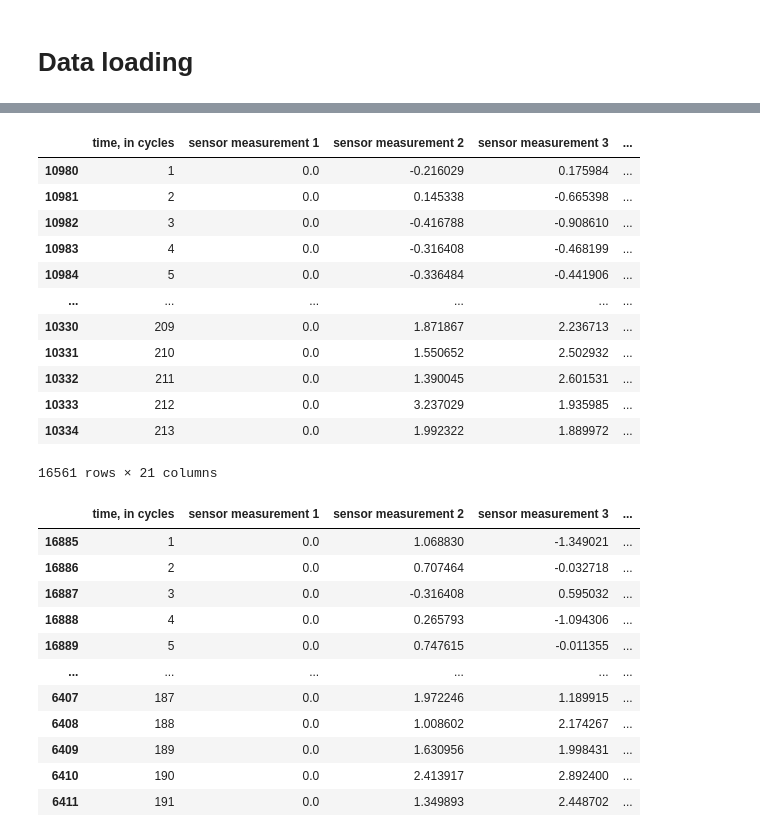
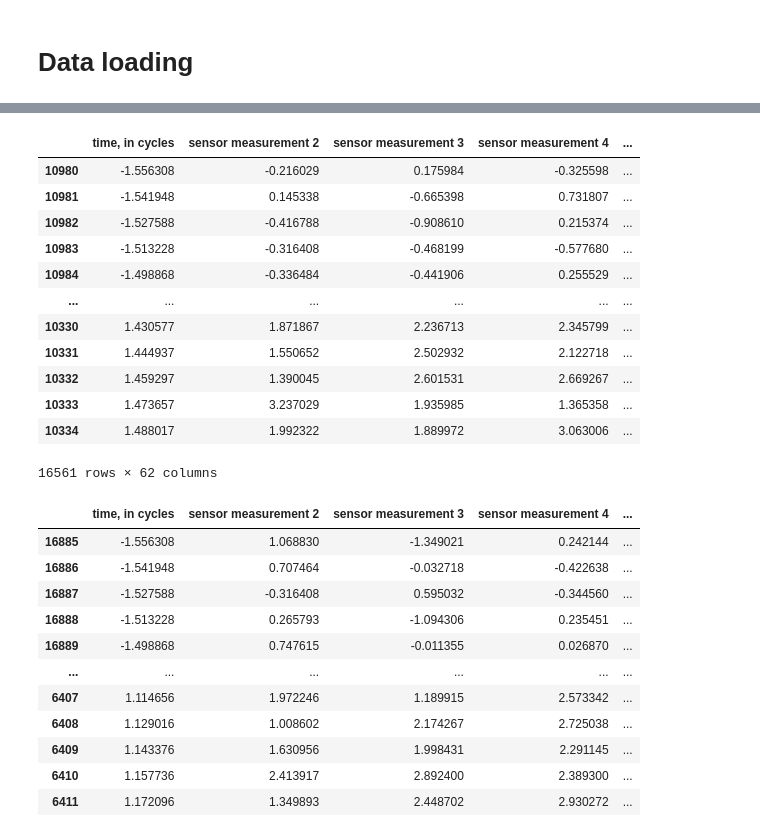
Before and after one commit to Vondras1/TurbofanEngine, a Jupyter notebook: project.ipynb, the cells around one changed output, grey strips where cells are left out. Saved outputs shown, nothing was run; the diff lists cells and outputs as text; code cells hidden in the pictures.

Commit message:
means, max, min

```diff
--- a/project.ipynb
+++ b/project.ipynb
@@ -184,7 +184,7 @@ sensor_cols = [col for col in data.columns if "sensor measurement" in col]
 valid_cols = []
 filtered_cols = []
 for i, col in enumerate(sensor_cols):
-    if data[col].var() > 0:
+    if data[col].var() > 1e-8:
         valid_cols.append((i, col))
     else:
         filtered_cols.append(i+1)
@@ -348,23 +348,3 @@ plt.tight_layout()
 plt.show()
 # %% [output]
 [figure]
-# %%
-def normalize_test_dataset(mu_train, sd_train, test_data):
-    test_data = test_data.copy()
-    sensor_cols = [c for c in test_data.columns if "sensor measurement" in c]
-
-    sd_train = sd_train.replace(0, 1)
-
-    test_data[sensor_cols] = (test_data[sensor_cols] - mu_train) / sd_train
-
-    return test_data
-
-# Load first test dataset
-test_data = load_data('./NASA-Turbofan-data/data/test_FD001.txt')
-
-# normalize
-normalized_test_data = normalize_test_dataset(mu_train, sd_train, test_data)
-
-units = {u: g for u, g in normalized_test_data.groupby("unit number")}
-
-plot_units(units, [1, 2, 3])
@@ -495,47 +503,47 @@ Zero variance columns (constant values): ['sensor measurement 18', 'sensor measu
 # %%
 def normalize_data(train_data, validation_data, test_data):
-    sensor_cols = [c for c in train_data.columns if "sensor measurement" in c]
+    sensor_cols = [c for c in train_data.columns if "sensor measurement" or "mean" or "max" or "min" in c]
 
     mu_train = train_data[sensor_cols].mean(axis=0)
     sd_train = train_data[sensor_cols].std(axis=0, ddof=0)
 
     sd_r = sd_train.replace(0, 1)  # prevence dělení nulou
 
     train_data[sensor_cols]      = (train_data[sensor_cols     ] - mu_train) / sd_r
     validation_data[sensor_cols] = (validation_data[sensor_cols] - mu_train) / sd_r
     test_data[sensor_cols]       = (test_data[sensor_cols      ] - mu_train) / sd_r
 
-    return train_data, validation_data, test_data
+    return train_data, validation_data, test_data, mu_train, sd_train
 
 # normalize
-train_data, validation_data, test_data = normalize_data(train_data, validation_data, test_data)
+train_data1, validation_data1, test_data1, mu_train, sd_train = normalize_data(train_data1, validation_data1, test_data1)
 
-display(train_data)
-display(validation_data)
-display(test_data)
+display(train_data1)
+display(validation_data1)
+display(test_data1)
 # %% [output]
-|  | time, in cycles | sensor measurement 1 | sensor measurement 2 | sensor measurement 3 | ... |
-| 10980 | 1 | 0.0 | -0.216029 | 0.175984 | ... |
-| 10981 | 2 | 0.0 | 0.145338 | -0.665398 | ... |
-| 10982 | 3 | 0.0 | -0.416788 | -0.908610 | ... |
-| 10983 | 4 | 0.0 | -0.316408 | -0.468199 | ... |
-| 10984 | 5 | 0.0 | -0.336484 | -0.441906 | ... |
+|  | time, in cycles | sensor measurement 2 | sensor measurement 3 | sensor measurement 4 | ... |
+| 10980 | -1.556308 | -0.216029 | 0.175984 | -0.325598 | ... |
+| 10981 | -1.541948 | 0.145338 | -0.665398 | 0.731807 | ... |
+| 10982 | -1.527588 | -0.416788 | -0.908610 | 0.215374 | ... |
+| 10983 | -1.513228 | -0.316408 | -0.468199 | -0.577680 | ... |
+| 10984 | -1.498868 | -0.336484 | -0.441906 | 0.255529 | ... |
 | ... | ... | ... | ... | ... | ... |
-| 10330 | 209 | 0.0 | 1.871867 | 2.236713 | ... |
-| 10331 | 210 | 0.0 | 1.550652 | 2.502932 | ... |
-| 10332 | 211 | 0.0 | 1.390045 | 2.601531 | ... |
-| 10333 | 212 | 0.0 | 3.237029 | 1.935985 | ... |
-| 10334 | 213 | 0.0 | 1.992322 | 1.889972 | ... |
+| 10330 | 1.430577 | 1.871867 | 2.236713 | 2.345799 | ... |
+| 10331 | 1.444937 | 1.550652 | 2.502932 | 2.122718 | ... |
+| 10332 | 1.459297 | 1.390045 | 2.601531 | 2.669267 | ... |
+| 10333 | 1.473657 | 3.237029 | 1.935985 | 1.365358 | ... |
+| 10334 | 1.488017 | 1.992322 | 1.889972 | 3.063006 | ... |
-16561 rows × 21 columns
+16561 rows × 62 columns
-|  | time, in cycles | sensor measurement 1 | sensor measurement 2 | sensor measurement 3 | ... |
-| 16885 | 1 | 0.0 | 1.068830 | -1.349021 | ... |
-| 16886 | 2 | 0.0 | 0.707464 | -0.032718 | ... |
-| 16887 | 3 | 0.0 | -0.316408 | 0.595032 | ... |
-| 16888 | 4 | 0.0 | 0.265793 | -1.094306 | ... |
-| 16889 | 5 | 0.0 | 0.747615 | -0.011355 | ... |
+|  | time, in cycles | sensor measurement 2 | sensor measurement 3 | sensor measurement 4 | ... |
+| 16885 | -1.556308 | 1.068830 | -1.349021 | 0.242144 | ... |
+| 16886 | -1.541948 | 0.707464 | -0.032718 | -0.422638 | ... |
+| 16887 | -1.527588 | -0.316408 | 0.595032 | -0.344560 | ... |
+| 16888 | -1.513228 | 0.265793 | -1.094306 | 0.235451 | ... |
+| 16889 | -1.498868 | 0.747615 | -0.011355 | 0.026870 | ... |
 | ... | ... | ... | ... | ... | ... |
-| 6407 | 187 | 0.0 | 1.972246 | 1.189915 | ... |
-| 6408 | 188 | 0.0 | 1.008602 | 2.174267 | ... |
-| 6409 | 189 | 0.0 | 1.630956 | 1.998431 | ... |
-| 6410 | 190 | 0.0 | 2.413917 | 2.892400 | ... |
-| 6411 | 191 | 0.0 | 1.349893 | 2.448702 | ... |
+| 6407 | 1.114656 | 1.972246 | 1.189915 | 2.573342 | ... |
+| 6408 | 1.129016 | 1.008602 | 2.174267 | 2.725038 | ... |
+| 6409 | 1.143376 | 1.630956 | 1.998431 | 2.291145 | ... |
+| 6410 | 1.157736 | 2.413917 | 2.892400 | 2.389300 | ... |
+| 6411 | 1.172096 | 1.349893 | 2.448702 | 2.930272 | ... |
```
Also changed, not shown: parts of 9 cells of this notebook.
